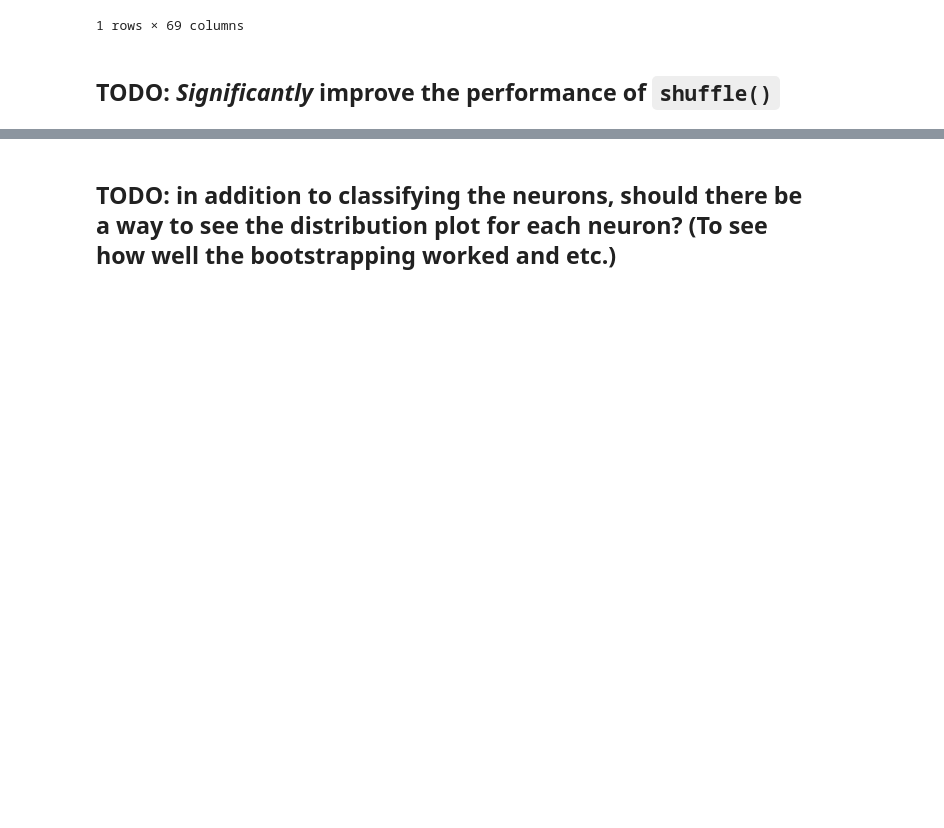
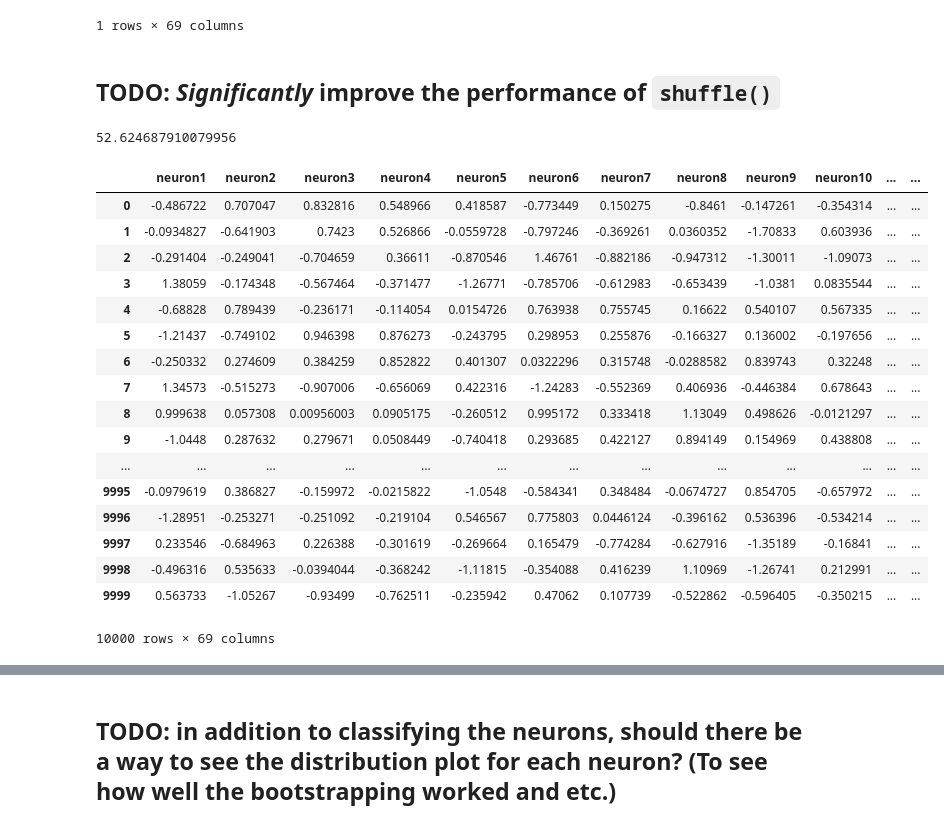
Before and after one commit to smu160/PvsNP, a Jupyter notebook: EPM_Analysis.ipynb, the cells around one changed output, grey strips where cells are left out. Saved outputs shown, nothing was run; the diff lists cells and outputs as text; code cells hidden in the pictures; blank space fills up the shorter version.

```diff
--- a/EPM_Analysis.ipynb
+++ b/EPM_Analysis.ipynb
@@ -195 +200,19 @@ def shuffle(n, neuron_activity_df, mouse_behavior_df, behavior):
     return shuffled_df
+# %%
+s = time.time()
+q = Queue()
+processes = []
+rets = []
+for _ in range(0, 10):
+    p = Process(target=shuffle, args=(q, 1000, cell_transients_dataframe, behavior_df, "Running_frames"))
+    processes.append(p)
+    p.start()
+for p in processes:
+    ret = q.get() # will block
+    rets.append(ret)
+for p in processes:
+    p.join()
+e = time.time()
+print(e-s)
+# %% [output]
+52.624687910079956
@@ -195,0 +221,21 @@ def shuffle(n, neuron_activity_df, mouse_behavior_df, behavior):
+# %%
+YAY
+# %% [output]
+|  | neuron1 | neuron2 | neuron3 | neuron4 | neuron5 | neuron6 | neuron7 | neuron8 | neuron9 | neuron10 | ... | ... |
+| 0 | -0.486722 | 0.707047 | 0.832816 | 0.548966 | 0.418587 | -0.773449 | 0.150275 | -0.8461 | -0.147261 | -0.354314 | ... | ... |
+| 1 | -0.0934827 | -0.641903 | 0.7423 | 0.526866 | -0.0559728 | -0.797246 | -0.369261 | 0.0360352 | -1.70833 | 0.603936 | ... | ... |
+| 2 | -0.291404 | -0.249041 | -0.704659 | 0.36611 | -0.870546 | 1.46761 | -0.882186 | -0.947312 | -1.30011 | -1.09073 | ... | ... |
+| 3 | 1.38059 | -0.174348 | -0.567464 | -0.371477 | -1.26771 | -0.785706 | -0.612983 | -0.653439 | -1.0381 | 0.0835544 | ... | ... |
+| 4 | -0.68828 | 0.789439 | -0.236171 | -0.114054 | 0.0154726 | 0.763938 | 0.755745 | 0.16622 | 0.540107 | 0.567335 | ... | ... |
+| 5 | -1.21437 | -0.749102 | 0.946398 | 0.876273 | -0.243795 | 0.298953 | 0.255876 | -0.166327 | 0.136002 | -0.197656 | ... | ... |
+| 6 | -0.250332 | 0.274609 | 0.384259 | 0.852822 | 0.401307 | 0.0322296 | 0.315748 | -0.0288582 | 0.839743 | 0.32248 | ... | ... |
+| 7 | 1.34573 | -0.515273 | -0.907006 | -0.656069 | 0.422316 | -1.24283 | -0.552369 | 0.406936 | -0.446384 | 0.678643 | ... | ... |
+| 8 | 0.999638 | 0.057308 | 0.00956003 | 0.0905175 | -0.260512 | 0.995172 | 0.333418 | 1.13049 | 0.498626 | -0.0121297 | ... | ... |
+| 9 | -1.0448 | 0.287632 | 0.279671 | 0.0508449 | -0.740418 | 0.293685 | 0.422127 | 0.894149 | 0.154969 | 0.438808 | ... | ... |
+| ... | ... | ... | ... | ... | ... | ... | ... | ... | ... | ... | ... | ... |
+| 9995 | -0.0979619 | 0.386827 | -0.159972 | -0.0215822 | -1.0548 | -0.584341 | 0.348484 | -0.0674727 | 0.854705 | -0.657972 | ... | ... |
+| 9996 | -1.28951 | -0.253271 | -0.251092 | -0.219104 | 0.546567 | 0.775803 | 0.0446124 | -0.396162 | 0.536396 | -0.534214 | ... | ... |
+| 9997 | 0.233546 | -0.684963 | 0.226388 | -0.301619 | -0.269664 | 0.165479 | -0.774284 | -0.627916 | -1.35189 | -0.16841 | ... | ... |
+| 9998 | -0.496316 | 0.535633 | -0.0394044 | -0.368242 | -1.11815 | -0.354088 | 0.416239 | 1.10969 | -1.26741 | 0.212991 | ... | ... |
+| 9999 | 0.563733 | -1.05267 | -0.93499 | -0.762511 | -0.235942 | 0.47062 | 0.107739 | -0.522862 | -0.596405 | -0.350215 | ... | ... |
+10000 rows × 69 columns
```
Also changed, not shown: parts of 11 cells of this notebook.
